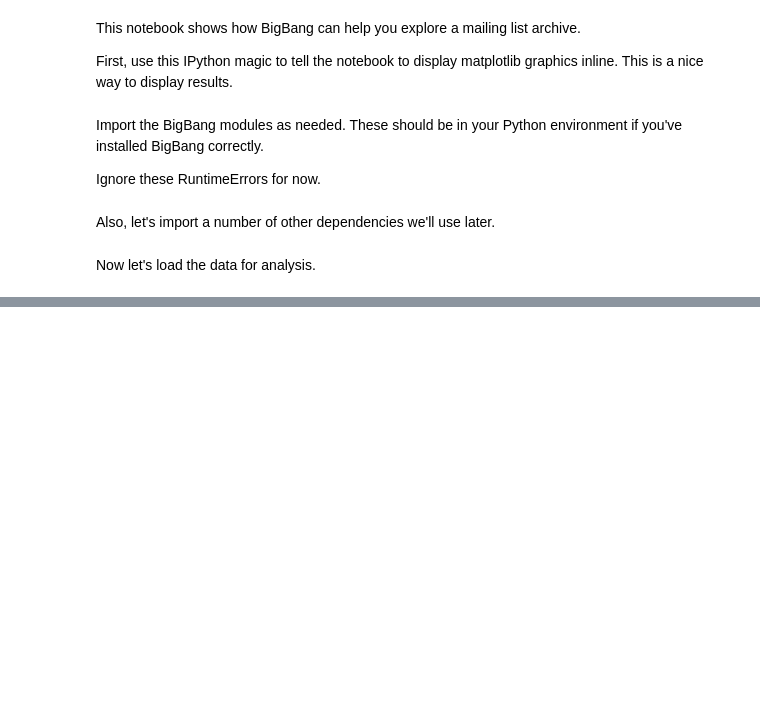
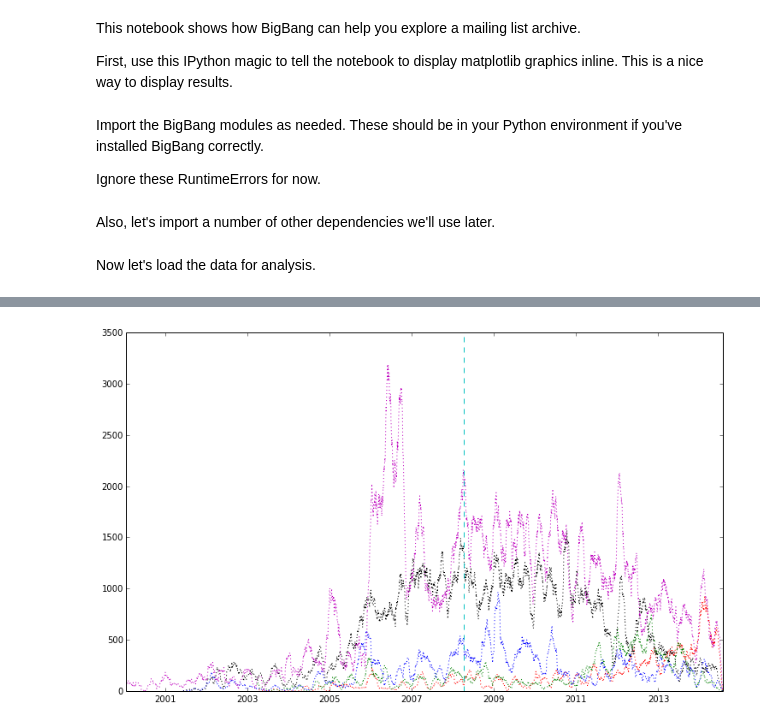
Before and after one commit to datactive/bigbang, a Jupyter notebook: examples/Plot Activity.ipynb, the cells around one changed output, grey strips where cells are left out. Cells and saved outputs as stored; diff of their text form; code cells hidden in the pictures; blank space fills up the shorter version.

```diff
--- a/examples/Plot Activity.ipynb
+++ b/examples/Plot Activity.ipynb
@@ -90,0 +87,24 @@ plt.show()
+# %%
+plt.figure(figsize=(12.5, 7.5))
+
+for i, ((activity,dates,froml),(ascendancy,capacity)) in enumerate(activities):
+
+    colors = 'rgbkm'
+
+    cropped_capacity = capacity[smooth_factor:-smooth_factor]
+
+    scaled_activity = smooth_activity * np.mean(cropped_capacity) / np.mean(smooth_activity)
+
+    plt.plot_date(
+        dates,
+        ascendancy,":"+colors[i],
+        label=(mailman.get_list_name(urls[i]) + ' overhead'),xdate=True)
+
+
+#plt.plot(ascendancy,'o')
+#plt.plot(capacity,'y')
+plt.axvline(x=733140,color='c',ls='dashed')
+#plt.ylim(0,1)
+plt.show()
+# %% [output]
+[figure, added]
```
Also changed, not shown: parts of 6 cells of this notebook, 1 other file.
